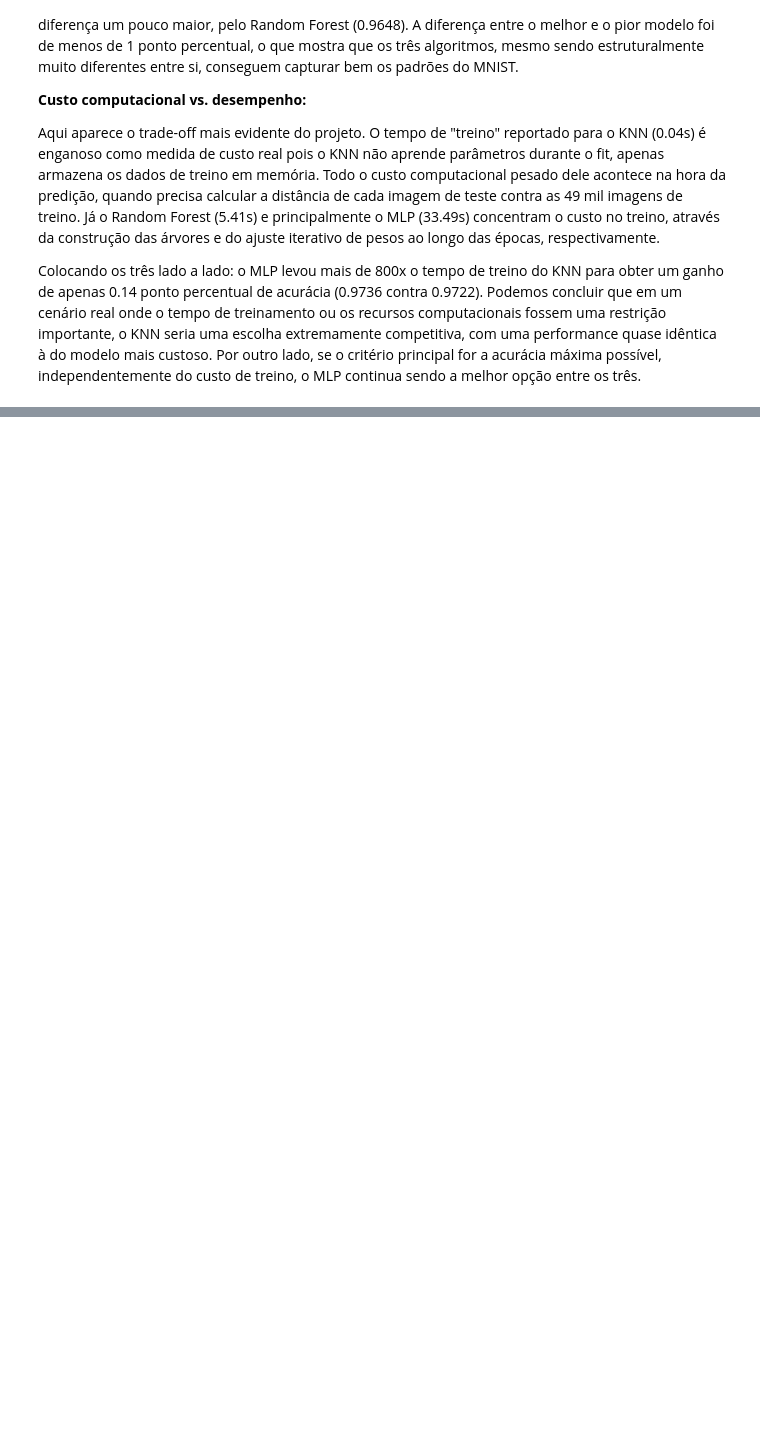
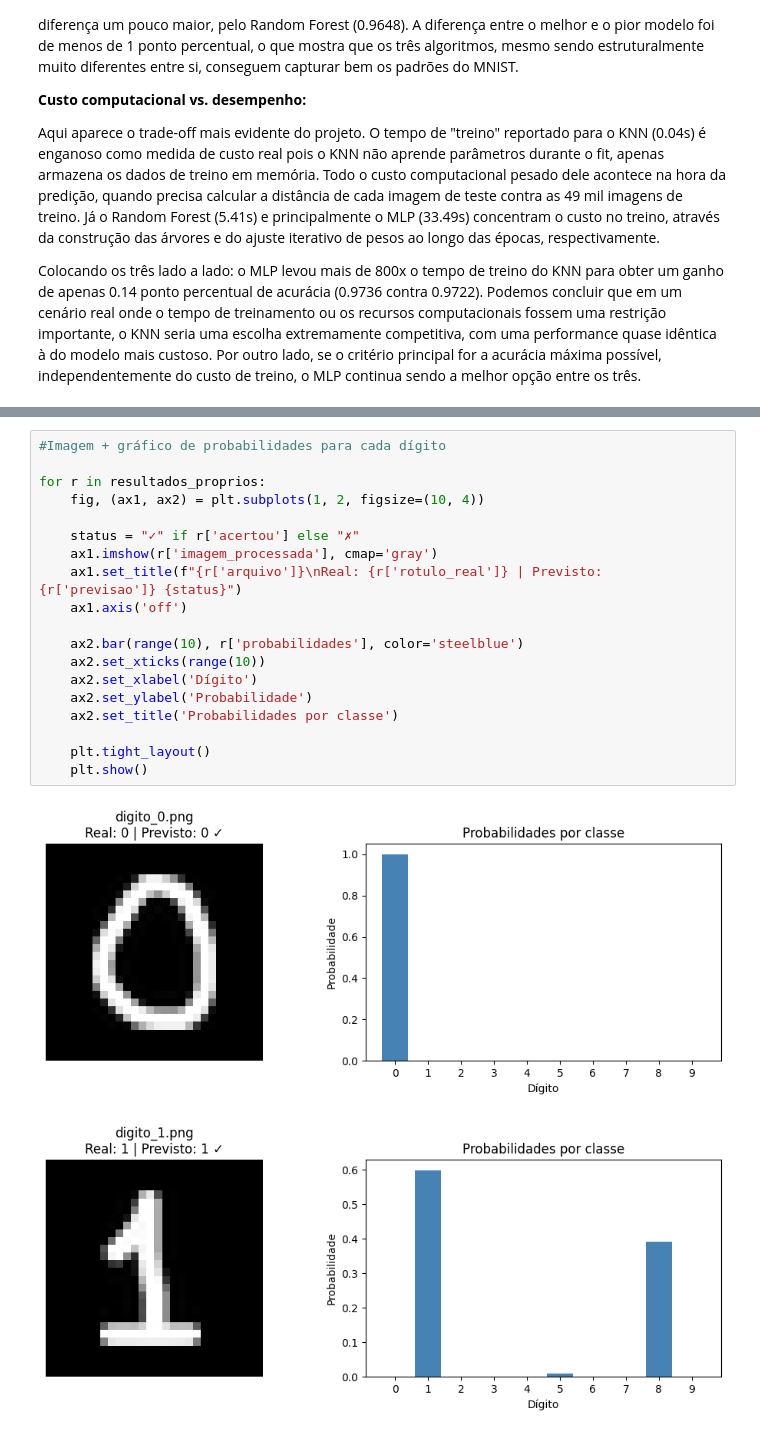
Before and after one commit to eduardaecher/multiclass-predictive-pipeline, a Jupyter notebook: multiclass-predictive-pipeline.ipynb, the cells around one changed output, grey strips where cells are left out. Saved outputs shown, nothing was run; the diff lists cells and outputs as text; blank space fills up the shorter version.

```diff
--- a/multiclass-predictive-pipeline.ipynb
+++ b/multiclass-predictive-pipeline.ipynb
@@ -615,0 +941,22 @@ contra 0.9722). Podemos concluir que em um cenário real onde o tempo de treinam
+# %%
+#Imagem + gráfico de probabilidades para cada dígito
+
+for r in resultados_proprios:
+    fig, (ax1, ax2) = plt.subplots(1, 2, figsize=(10, 4))
+
+    status = "✓" if r['acertou'] else "✗"
+    ax1.imshow(r['imagem_processada'], cmap='gray')
+    ax1.set_title(f"{r['arquivo']}\nReal: {r['rotulo_real']} | Previsto: {r['previsao']} {status}")
+    ax1.axis('off')
+
+    ax2.bar(range(10), r['probabilidades'], color='steelblue')
+    ax2.set_xticks(range(10))
+    ax2.set_xlabel('Dígito')
+    ax2.set_ylabel('Probabilidade')
+    ax2.set_title('Probabilidades por classe')
+
+    plt.tight_layout()
+    plt.show()
+# %% [output]
+[figure, added]
+[figure, added]
```
Also changed, not shown: parts of 31 cells of this notebook.
